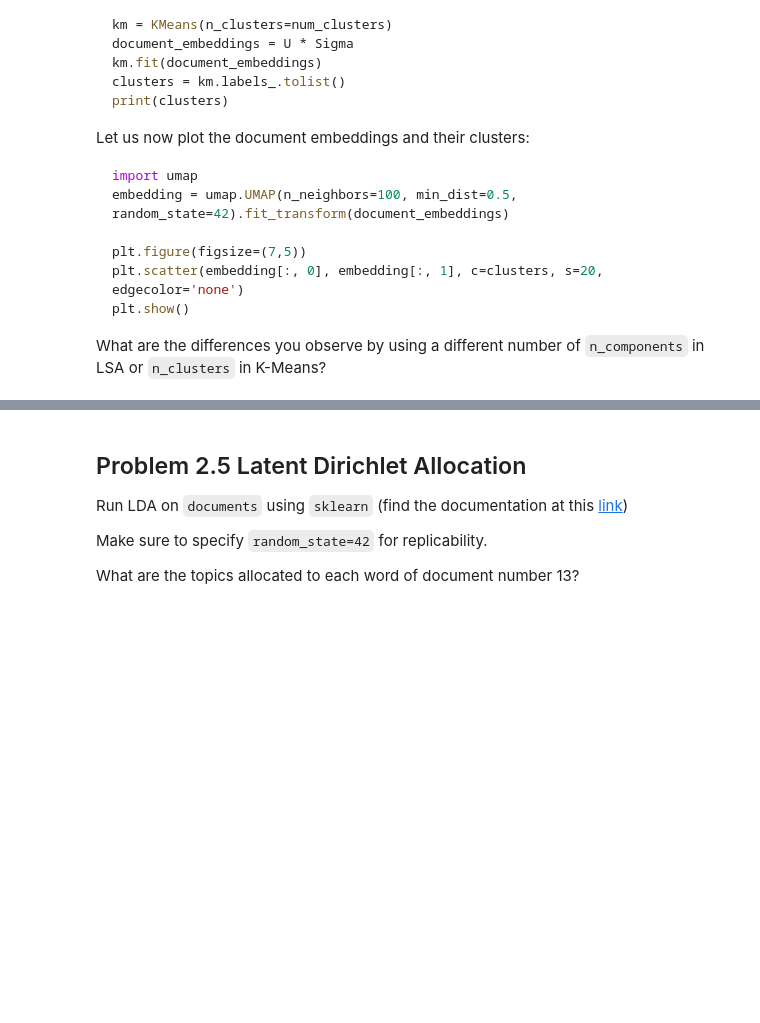
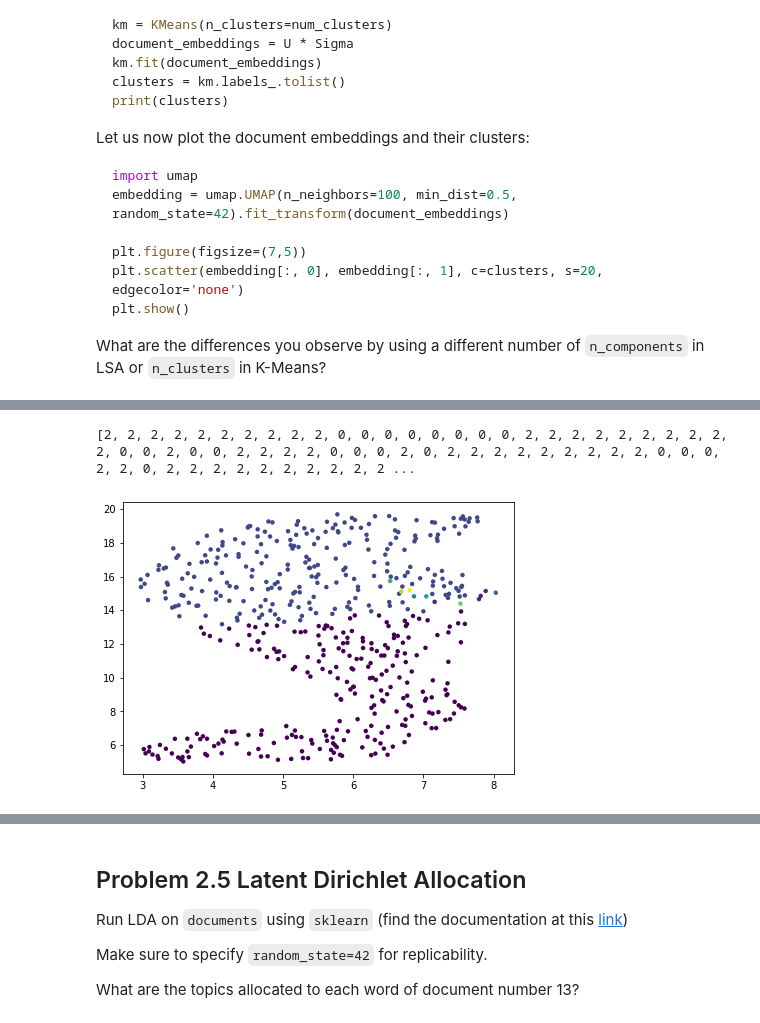
Before and after one commit to ParsaYadollahi/COMP-596, a Jupyter notebook: A3.ipynb, the cells around one changed output, grey strips where cells are left out. Drawn from its saved outputs; the diff is of its cells as text; code cells hidden in the pictures; blank space fills up the shorter version.

```diff
--- a/A3.ipynb
+++ b/A3.ipynb
@@ -618,7 +660,22 @@ import umap
 # %%
-num_clusters = 20
+from sklearn.cluster import KMeans
+import matplotlib.pyplot as plt
+import seaborn as sns
+
+num_clusters = 10
 km = KMeans(n_clusters=num_clusters)
 document_embeddings = U * Sigma
 km.fit(document_embeddings)
 clusters = km.labels_.tolist()
 print(clusters)
+# %% [output]
+[2, 2, 2, 2, 2, 2, 2, 2, 2, 2, 0, 0, 0, 0, 0, 0, 0, 0, 2, 2, 2, 2, 2, 2, 2, 2, 2, 2, 0, 0, 2, 0, 0, 2, 2, 2, 2, 0, 0, 0, 2, 0, 2, 2, 2, 2, 2, 2, 2, 2, 2, 0, 0, 0, 2, 2, 0, 2, 2, 2, 2, 2, 2, 2, 2, 2, 2 ...
+# %%
+import umap
+embedding = umap.UMAP(n_neighbors=100, min_dist=0.5, random_state=42).fit_transform(document_embeddings)
+
+plt.figure(figsize=(7,5))
+plt.scatter(embedding[:, 0], embedding[:, 1], c=clusters, s=20, edgecolor='none')
+plt.show()
+# %% [output]
+[figure, added]
```
Also changed, not shown: parts of 7 cells of this notebook.
